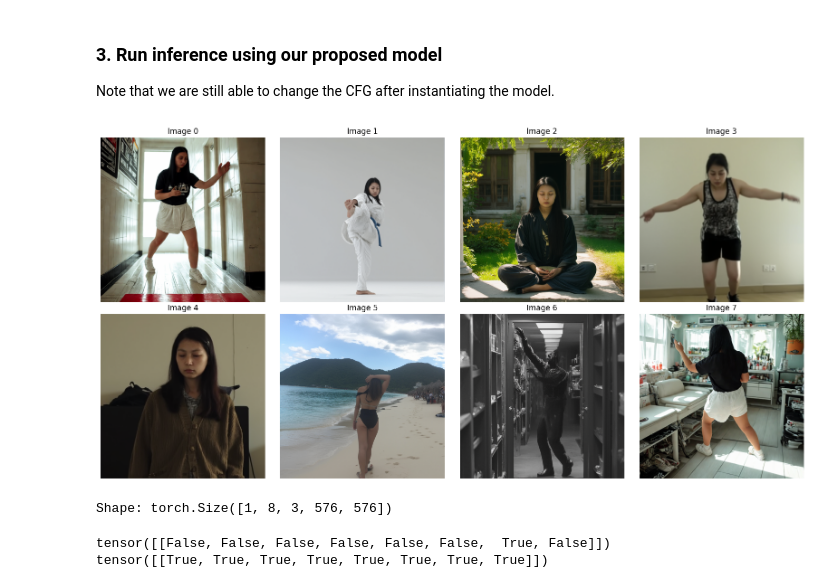
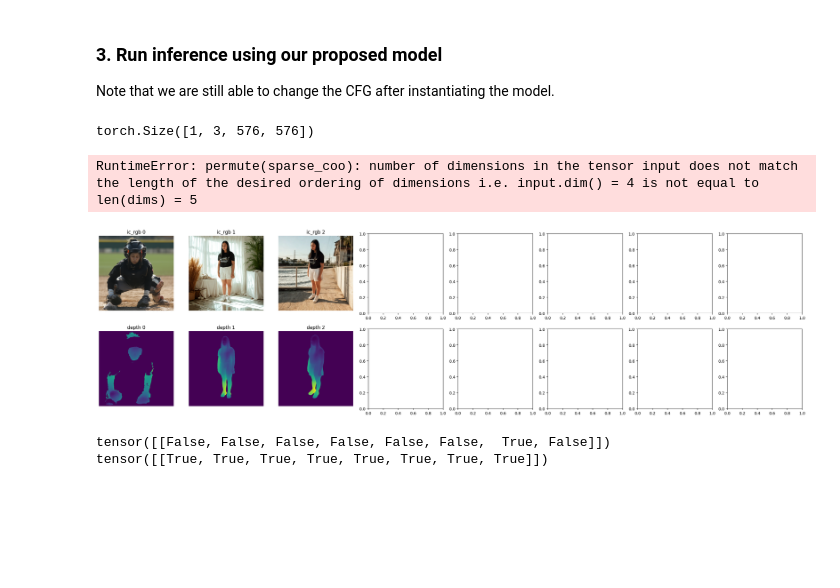
Before and after one commit to stonecodecs/stable-virtual-camera, a Jupyter notebook: test_samples.ipynb, the cells around one changed output. Saved outputs shown, nothing was run; the diff lists cells and outputs as text; code cells hidden in the pictures; blank space fills up the shorter version.

```diff
--- a/test_samples.ipynb
+++ b/test_samples.ipynb
@@ -133,36 +112,54 @@ DiffusionEngine(
 # %% [markdown]
 ### 3. Run inference using our proposed model
 Note that we are still able to change the CFG after instantiating the model.
+# %%
+batch["frames"][:, 0, ...].shape
+# %% [output]
+torch.Size([1, 3, 576, 576])
 # %%
 import matplotlib.pyplot as plt
 
 batch = next(iter(loader))
-# Display all 8 images in the batch
-images = batch["sapiens_conditioning"]["depth"].squeeze(0)  # Remove batch dimension to get (8, 3, H, W)
-num_images = images.shape[0]
 
-fig, axes = plt.subplots(2, 4, figsize=(16, 8))
-axes = axes.flatten()
+# Prepare images from "ic_rgb" and "sapiens_conditioning" ("depth")
+ic_rgb_images = batch["ic_rgb"].squeeze(0)  # (8, 3, H, W)
+sapiens_depth_images = batch["sapiens_conditioning"]["depth"].squeeze(0)  # (8, 3, H, W)
+
+num_images = ic_rgb_images.shape[0]
+assert sapiens_depth_images.shape[0] == num_images, "Batch size mismatch"
+
+fig, axes = plt.subplots(2, num_images, figsize=(4*num_images, 8))
 
 for i in range(num_images):
-    # Convert from (C, H, W) to (H, W, C) and ensure values are in [0, 1]
-    img = images[i].permute(1, 2, 0)
-    if img.max() > 1.0:
-        img = img / 255.0
+    # ic_rgb image
+    if batch["ref_mask"][:, i]:
+        img_rgb = batch["frames"][:, i, ...].permute(0, 2, 3, 1)
+    else:
+        img_rgb = ic_rgb_images[i].permute(1, 2, 0)
 
-    img = (img + 1) * 0.5
+    if img_rgb.max() > 1.0:
+        img_rgb = img_rgb / 255.0
+    img_rgb = (img_rgb + 1) * 0.5
+    axes[0, i].imshow(img_rgb.clamp(0, 1))
+    axes[0, i].set_title(f'ic_rgb {i}')
+    axes[0, i].axis('off')
 
-    axes[i].imshow(img.clamp(0, 1))
-    axes[i].set_title(f'Image {i}')
-    axes[i].axis('off')
+    # sapiens_conditioning depth image
+    img_depth = sapiens_depth_images[i].permute(1, 2, 0)
+    if img_depth.max() > 1.0:
+        img_depth = img_depth / 255.0
+    img_depth = (img_depth + 1) * 0.5
+    axes[1, i].imshow(img_depth.clamp(0, 1))
+    axes[1, i].set_title(f'depth {i}')
+    axes[1, i].axis('off')
 
 plt.tight_layout()
 plt.show()
 
-print(f"Shape: {batch['ic_rgb'].shape}")
+print(f"ic_rgb shape: {batch['ic_rgb'].shape}, sapiens_conditioning[depth] shape: {batch['sapiens_conditioning']['depth'].shape}")
 # %% [output]
+RuntimeError: permute(sparse_coo): number of dimensions in the tensor input does not match the length of the desired ordering of dimensions i.e. input.dim() = 4 is not equal to len(dims) = 5
-[figure, old version]
+[figure, new version]
-Shape: torch.Size([1, 8, 3, 576, 576])
 # %%
 import torch
 from eval_utils import normalize_tensor
```
Also changed, not shown: parts of 2 cells of this notebook, 1 other file.
